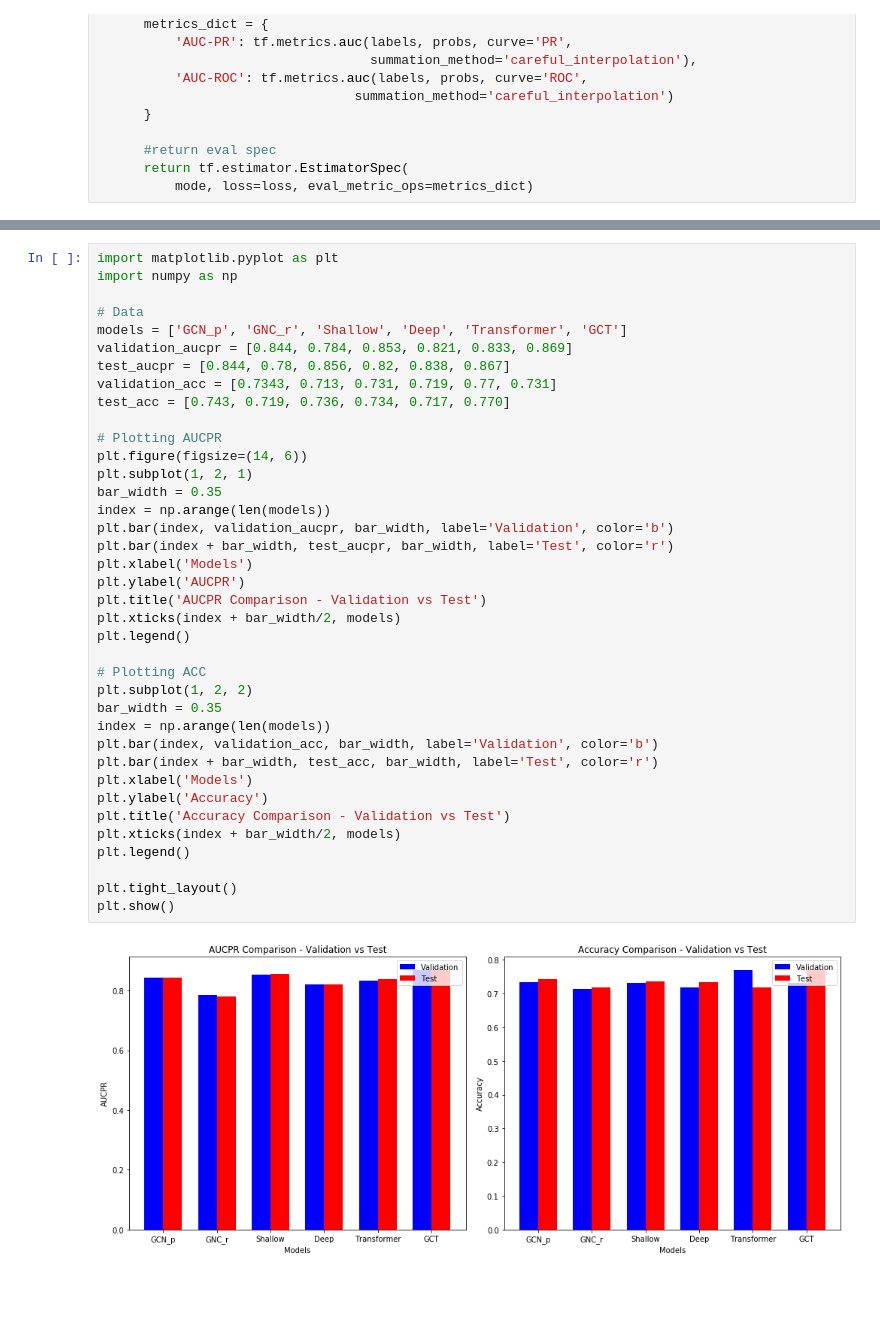
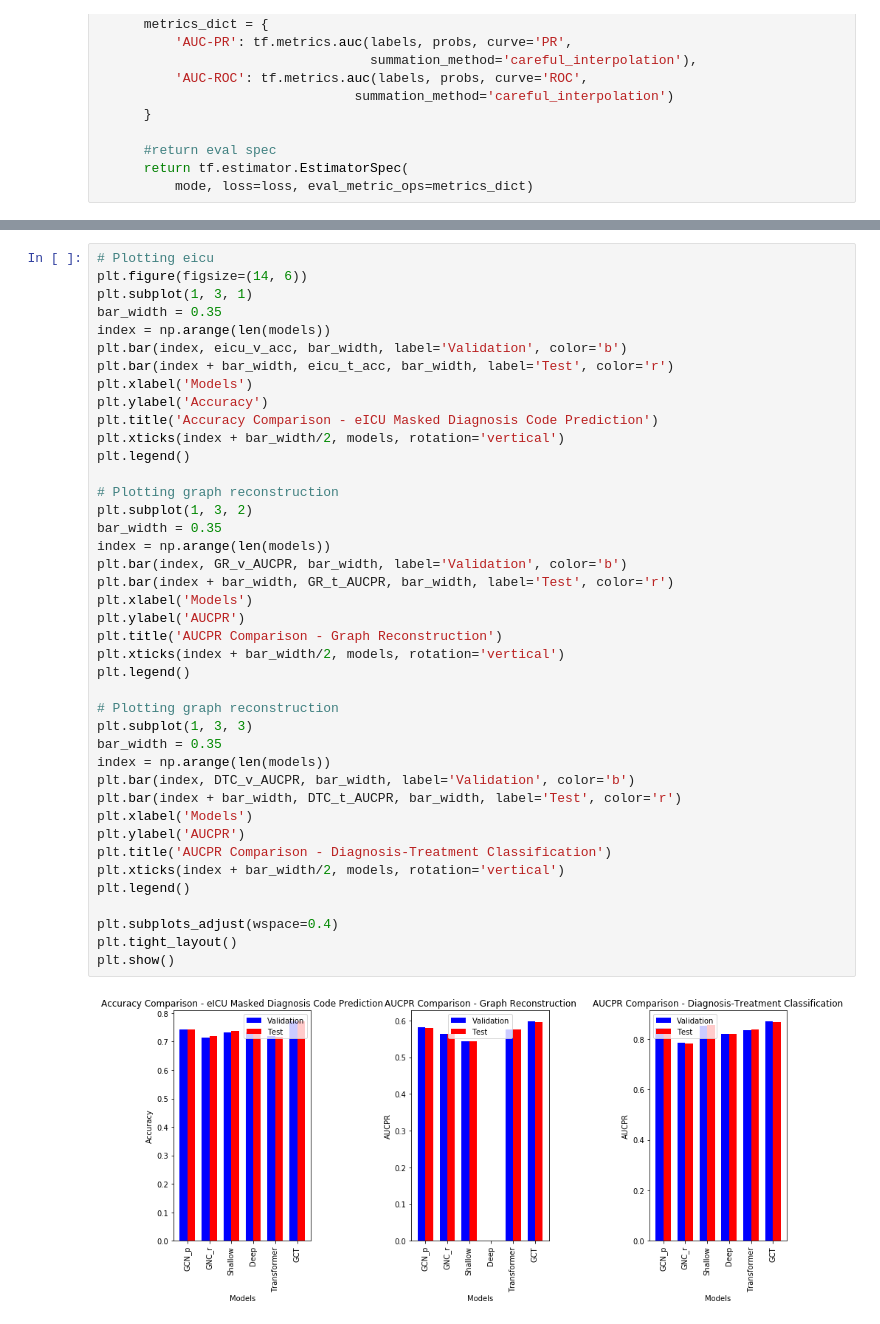
Before and after one commit to kgulati2/DL4H_Draft, a Jupyter notebook: Project.ipynb, the cells around one changed output, grey strips where cells are left out. Saved outputs shown, nothing was run; the diff lists cells and outputs as text; blank space fills up the shorter version.

```diff
--- a/Project.ipynb
+++ b/Project.ipynb
@@ -1478,40 +1578,43 @@ AUCPR: Area Under the Precision-Recall - Precision being the ratio between the t
 # %%
-import matplotlib.pyplot as plt
-import numpy as np
-
-# Data
-models = ['GCN_p', 'GNC_r', 'Shallow', 'Deep', 'Transformer', 'GCT']
-validation_aucpr = [0.844, 0.784, 0.853, 0.821, 0.833, 0.869]
-test_aucpr = [0.844, 0.78, 0.856, 0.82, 0.838, 0.867]
-validation_acc = [0.7343, 0.713, 0.731, 0.719, 0.77, 0.731]
-test_acc = [0.743, 0.719, 0.736, 0.734, 0.717, 0.770]
-
-# Plotting AUCPR
+# Plotting eicu
 plt.figure(figsize=(14, 6))
-plt.subplot(1, 2, 1)
+plt.subplot(1, 3, 1)
 bar_width = 0.35
 index = np.arange(len(models))
-plt.bar(index, validation_aucpr, bar_width, label='Validation', color='b')
-plt.bar(index + bar_width, test_aucpr, bar_width, label='Test', color='r')
+plt.bar(index, eicu_v_acc, bar_width, label='Validation', color='b')
+plt.bar(index + bar_width, eicu_t_acc, bar_width, label='Test', color='r')
+plt.xlabel('Models')
+plt.ylabel('Accuracy')
+plt.title('Accuracy Comparison - eICU Masked Diagnosis Code Prediction')
+plt.xticks(index + bar_width/2, models, rotation='vertical')
+plt.legend()
+
+# Plotting graph reconstruction
+plt.subplot(1, 3, 2)
+bar_width = 0.35
+index = np.arange(len(models))
+plt.bar(index, GR_v_AUCPR, bar_width, label='Validation', color='b')
+plt.bar(index + bar_width, GR_t_AUCPR, bar_width, label='Test', color='r')
 plt.xlabel('Models')
 plt.ylabel('AUCPR')
-plt.title('AUCPR Comparison - Validation vs Test')
-plt.xticks(index + bar_width/2, models)
+plt.title('AUCPR Comparison - Graph Reconstruction')
+plt.xticks(index + bar_width/2, models, rotation='vertical')
 plt.legend()
 
-# Plotting ACC
-plt.subplot(1, 2, 2)
+# Plotting graph reconstruction
+plt.subplot(1, 3, 3)
 bar_width = 0.35
 index = np.arange(len(models))
-plt.bar(index, validation_acc, bar_width, label='Validation', color='b')
-plt.bar(index + bar_width, test_acc, bar_width, label='Test', color='r')
+plt.bar(index, DTC_v_AUCPR, bar_width, label='Validation', color='b')
+plt.bar(index + bar_width, DTC_t_AUCPR, bar_width, label='Test', color='r')
 plt.xlabel('Models')
-plt.ylabel('Accuracy')
-plt.title('Accuracy Comparison - Validation vs Test')
-plt.xticks(index + bar_width/2, models)
+plt.ylabel('AUCPR')
+plt.title('AUCPR Comparison - Diagnosis-Treatment Classification')
+plt.xticks(index + bar_width/2, models, rotation='vertical')
 plt.legend()
 
+plt.subplots_adjust(wspace=0.4)
 plt.tight_layout()
 plt.show()
 # %% [output]
-[figure, old version]
+[figure, new version]
```
Also changed, not shown: parts of 14 cells of this notebook.
